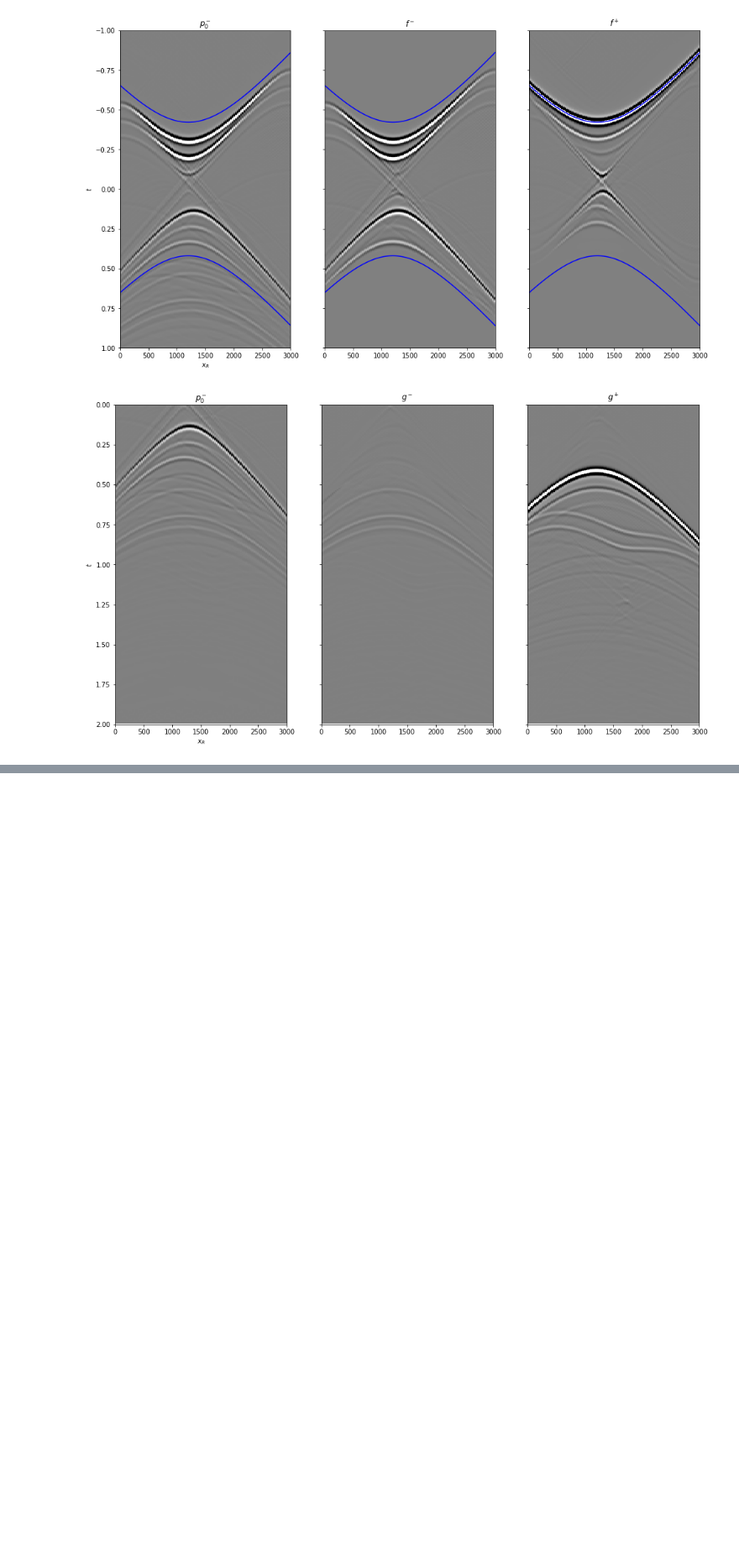
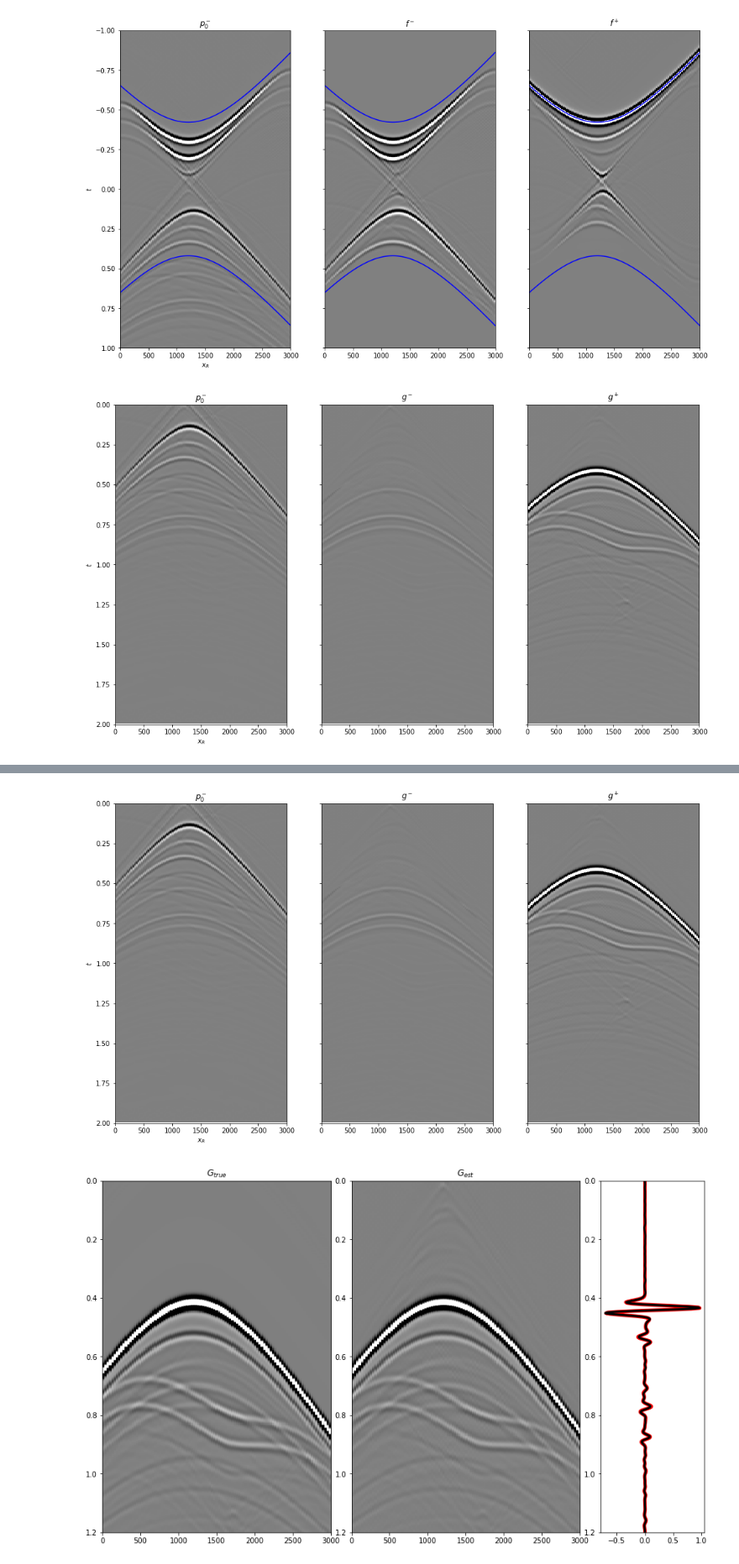
Before and after one commit to PyLops/pylops_notebooks, a Jupyter notebook: developement-distributed/Marchenko.ipynb, the cells around one changed output, grey strips where cells are left out. Shown at 84% size. Saved outputs shown, nothing was run; the diff lists cells and outputs as text; code cells hidden in the pictures; blank space fills up the shorter version.

```diff
--- a/developement-distributed/Marchenko.ipynb
+++ b/developement-distributed/Marchenko.ipynb
@@ -267,5 +273,5 @@ Dot test passed, v^T(Opu)=20213.834706 - u^T(Op^Tv)=20213.834706
 # %% [markdown]
 Run standard redatuming as benchmark
 # %%
-dp0_minus = dRop * dfd_plus.flatten()
+dp0_minus = dRop * dfd_plus.ravel()
 dp0_minus = dp0_minus.reshape((2*nt-1), nr).T
@@ -276,7 +280,7 @@ dp0_minus
 # %% [markdown]
 Create data
 # %%
-dd = dWop*dRop*dfd_plus.flatten()
+dd = dWop*dRop*dfd_plus.ravel()
 dd = da.concatenate((dd.reshape(2*nt-1, nr), da.zeros((2*nt-1, nr))))
 # %%
 dd
@@ -285,9 +289,9 @@ dd
 # %% [markdown]
 Adjoint and inverse focusing functions
 # %%
-df1_adj = dMop.H * dd.flatten()
-df1_inv = dcg(dMop.H * dMop, dMop.H * dd.ravel(),
-              niter=10, compute=False)
+df1_adj = dMop.H * dd.ravel()
+#df1_inv = dcg(dMop.H * dMop, dMop.H * dd.ravel(), niter=10, compute=False)
+df1_inv = dcgls(dMop, dd.ravel(), niter=10, compute=True)
 
 df1_adj = df1_adj.reshape(2*(2*nt-1), nr)
 df1_inv = df1_inv.reshape(2*(2*nt-1), nr)
@@ -303,8 +307,8 @@ df1_inv_tot = df1_inv + da.concatenate((da.zeros((2*nt-1, nr)),
 # %% [markdown]
 Estimate Green's functions
 # %%
-dg_adj = dGop * df1_adj_tot.flatten()
-dg_inv = dGop * df1_inv_tot.flatten()
+dg_adj = dGop * df1_adj_tot.ravel()
+dg_inv = dGop * df1_inv_tot.ravel()
 
 dg_adj = dg_adj.reshape(2*(2*nt-1), nr)
 dg_inv = dg_inv.reshape(2*(2*nt-1), nr)
@@ -426,0 +410,51 @@ ax3.set_ylim(1.2, 0);
+# %%
+fig, axs = plt.subplots(1, 3, sharey=True, figsize=(16, 9))
+axs[0].imshow(dp0_minus.T, cmap='gray', vmin=-5e5, vmax=5e5, extent=(r[0,0], r[0,-1], t[-1], -t[-1]))
+axs[0].set_title(r'$p_0^-$'), axs[0].set_xlabel(r'$x_R$'), axs[0].set_ylabel(r'$t$')
+axs[0].plot(r[0], directVS,'b'),axs[0].plot(r[0], -directVS,'b')
+axs[0].axis('tight')
+axs[0].set_ylim(1, -1);
+axs[1].imshow(df1_inv_minus.T, cmap='gray', vmin=-5e5, vmax=5e5, extent=(r[0,0], r[0,-1], t[-1], -t[-1]))
+axs[1].set_title(r'$f^-$'), axs[0].set_xlabel(r'$x_R$')
+axs[1].plot(r[0], directVS,'b'),axs[1].plot(r[0], -directVS,'b')
+axs[1].axis('tight')
+axs[1].set_ylim(1, -1);
+axs[2].imshow(df1_inv_plus.T, cmap='gray', vmin=-5e5, vmax=5e5, extent=(r[0,0], r[0,-1], t[-1], -t[-1]))
+axs[2].set_title(r'$f^+$'), axs[0].set_xlabel(r'$x_R$')
+axs[2].plot(r[0], directVS,'b'),axs[2].plot(r[0], -directVS,'b')
+axs[2].axis('tight')
+axs[2].set_ylim(1, -1);
+
+fig, axs = plt.subplots(1, 3, sharey=True, figsize=(16, 9))
+axs[0].imshow(dp0_minus.T, cmap='gray', vmin=-5e5, vmax=5e5, extent=(r[0,0], r[0,-1], t[-1], -t[-1]))
+axs[0].set_title(r'$p_0^-$'), axs[0].set_xlabel(r'$x_R$'), axs[0].set_ylabel(r'$t$')
+axs[0].axis('tight')
+axs[0].set_ylim(2, 0);
+axs[1].imshow(dg_inv_minus.T, cmap='gray', vmin=-5e5, vmax=5e5, extent=(r[0,0], r[0,-1], t[-1], -t[-1]))
+axs[1].set_title(r'$g^-$'), axs[0].set_xlabel(r'$x_R$')
+axs[1].axis('tight')
+axs[1].set_ylim(2, 0);
+axs[2].imshow(dg_inv_plus.T, cmap='gray', vmin=-5e5, vmax=5e5, extent=(r[0,0], r[0,-1], t[-1], -t[-1]))
+axs[2].set_title(r'$g^+$'), axs[0].set_xlabel(r'$x_R$')
+axs[2].axis('tight')
+axs[2].set_ylim(2, 0);
+
+fig = plt.figure(figsize=(15,9))
+ax1 = plt.subplot2grid((1, 5), (0, 0), colspan=2)
+ax2 = plt.subplot2grid((1, 5), (0, 2), colspan=2)
+ax3 = plt.subplot2grid((1, 5), (0, 4))
+
+ax1.imshow(Gsub, cmap='gray', vmin=-5e5, vmax=5e5, extent=(r[0,0], r[0,-1], t[-1], t[0]))
+ax1.set_title(r'$G_{true}$'), axs[0].set_xlabel(r'$x_R$'), axs[0].set_ylabel(r'$t$')
+ax1.axis('tight')
+ax1.set_ylim(1.2, 0)
+ax2.imshow(dg_inv_tot.T, cmap='gray', vmin=-5e5, vmax=5e5,
+              extent=(r[0,0], r[0,-1], t[-1], -t[-1]))
+ax2.set_title(r'$G_{est}$'), axs[0].set_xlabel(r'$x_R$'), axs[0].set_ylabel(r'$t$')
+ax2.axis('tight')
+ax2.set_ylim(1.2, 0)
+
+ax3.plot(Gsub[:, nr//2]/Gsub.max(), t, 'r', lw=5)
+ax3.plot(dg_inv_tot[nr//2, nt-1:]/dg_inv_tot.max(), t, 'k', lw=3)
+ax3.set_ylim(1.2, 0);
+# %% [output]
@@ -426,0 +462,2 @@ ax3.set_ylim(1.2, 0);
+[figure, added]
+[figure, added]
```
Also changed, not shown: parts of 18 cells of this notebook.
